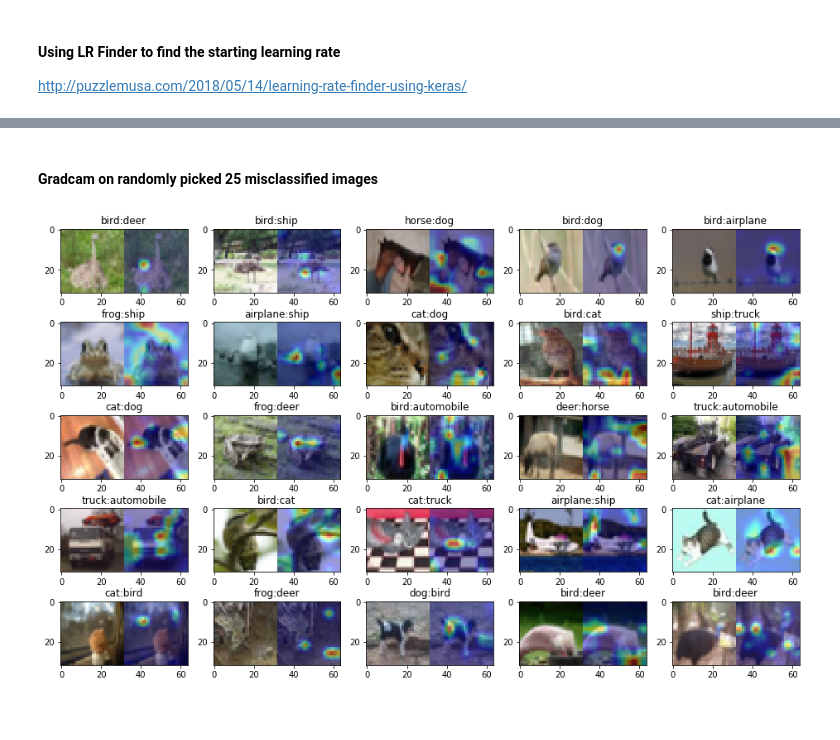
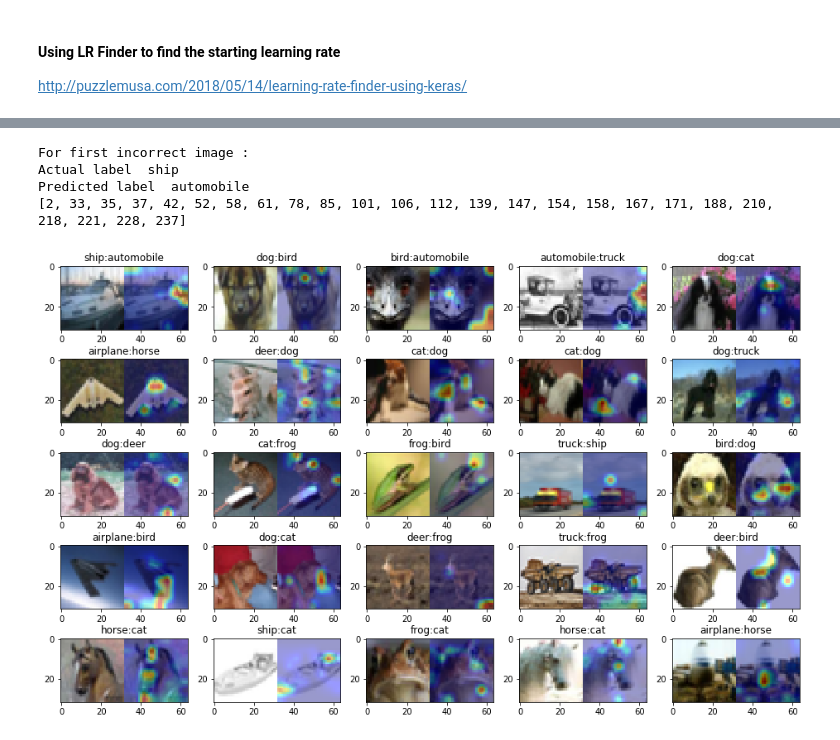
Before and after one commit to abhinavm24/EVA-1, a Jupyter notebook: Session11/Assign11_LRFinder_gradcam.ipynb, the cells around one changed output, grey strips where cells are left out. Cells and saved outputs as stored; diff of their text form; code cells hidden in the pictures; blank space fills up the shorter version.

```diff
--- a/Session11/Assign11_LRFinder_gradcam.ipynb
+++ b/Session11/Assign11_LRFinder_gradcam.ipynb
@@ -4,7 +4,7 @@ from keras.layers.convolutional import Convolution2D, Conv2D, MaxPooling2D
 from keras.layers import Activation, Flatten, BatchNormalization, GlobalAveragePooling2D, Dropout
 from keras.optimizers import Adam, SGD
 from keras.utils import np_utils
-from keras.callbacks import ModelCheckpoint, Callback
+from keras.callbacks import ModelCheckpoint, Callback, EarlyStopping
 from keras.preprocessing.image import ImageDataGenerator
 from keras.datasets import cifar10
 from keras.applications.vgg16 import preprocess_input
@@ -22,7 +22,7 @@ np.random.seed(2017)
 batch_size = 128
 
 drive.mount('/content/gdrive')
-dir="/content/gdrive/My Drive/Colab Notebooks/EVA/Session11+/"
+dir="/content/gdrive/My Drive/Colab Notebooks/EVA/"
 !ls
 # %% [output]
 Drive already mounted at /content/gdrive; to attempt to forcibly remount, call drive.mount("/content/gdrive", force_remount=True).
@@ -318,13 +326,10 @@ plot_model_history(model_info)
 # %%
 cutout_model=build_model()
-sgd = SGD(lr=0.005, momentum=0.9)
+sgd = SGD(lr=0.003, momentum=0.9)
 cutout_model.compile(loss='categorical_crossentropy', optimizer=sgd, metrics=['accuracy'])
 
-cutout_model.load_weights(dir + "Weights/Assign11.047-0.8200.hdf5")
+cutout_model.load_weights(dir + "Weights/Assign11.055-0.8608.hdf5")
 print("Loaded model from disk ")
-checkpoint = ModelCheckpoint(file, monitor='val_acc', verbose=1, save_best_only=True, mode='max')
-
-model_info = cutout_model.fit_generator(train_gen, steps_per_epoch=train_steps, initial_epoch=50, epochs=100, verbose=1,
-                                 validation_data=test_gen, validation_steps=test_steps, callbacks = [checkpoint])
+cutout_model.evaluate_generator(generator=test_gen, steps=test_steps, verbose=1)
 # %% [output]
 Loaded model from disk
@@ -347,9 +337,0 @@ Epoch 00100: val_acc did not improve from 0.83000
-# %%
-cutout_model = build_model()
-sgd = SGD(lr=0.005, momentum=0.9)
-cutout_model.compile(loss='categorical_crossentropy', optimizer=sgd, metrics=['accuracy'])
-
-cutout_model.load_weights(dir + "Weights/Assign11.076-0.8300.hdf5")
-print("Loaded model from disk ",cutout_model.summary())
-
-cutout_model.evaluate_generator(generator=test_gen, steps=test_steps, verbose=1)
@@ -463,12 +392,0 @@ Predicted label  deer
-# %%
-incorrect_idx_list = get_incorrect_im(X_test)
-print(incorrect_idx_list[:20])
-id_list =   np.random.randint(0, len(incorrect_idx_list), 25)
-print(len(id_list), id_list)
-
-img_list = []
-#even_list = [i for i in range(0,1000) if i%2 == 0]
-for i in id_list:
-  img_list.append(incorrect_idx_list[i])
-
-print(img_list)
@@ -512,6 +442,17 @@ plot_gradCam(cutout_model, incorrect_idx_list)
-# %% [markdown]
-#### Gradcam on randomly picked 25 misclassified images
-# %%
-plot_gradCam(cutout_model, img_list)
-# %% [output]
-[figure, removed]
+# %%
+incorrect_idx_list = get_incorrect_im(X_test)
+#print(len(incorrect_idx_list), incorrect_idx_list[:10])
+
+print("For first incorrect image :")
+print("Actual label ", label_dict.get(test_classes[incorrect_idx_list[0]]))
+print("Predicted label ", label_dict.get(pred_classes[incorrect_idx_list[0]]))
+
+img_list = incorrect_idx_list[:25]
+print(img_list)
+plot_gradCam(cutout_model, img_list)
+# %% [output]
+For first incorrect image :
+Actual label  ship
+Predicted label  automobile
+[2, 33, 35, 37, 42, 52, 58, 61, 78, 85, 101, 106, 112, 139, 147, 154, 158, 167, 171, 188, 210, 218, 221, 228, 237]
+[figure, added]
```
Also changed, not shown: parts of 27 cells of this notebook.
